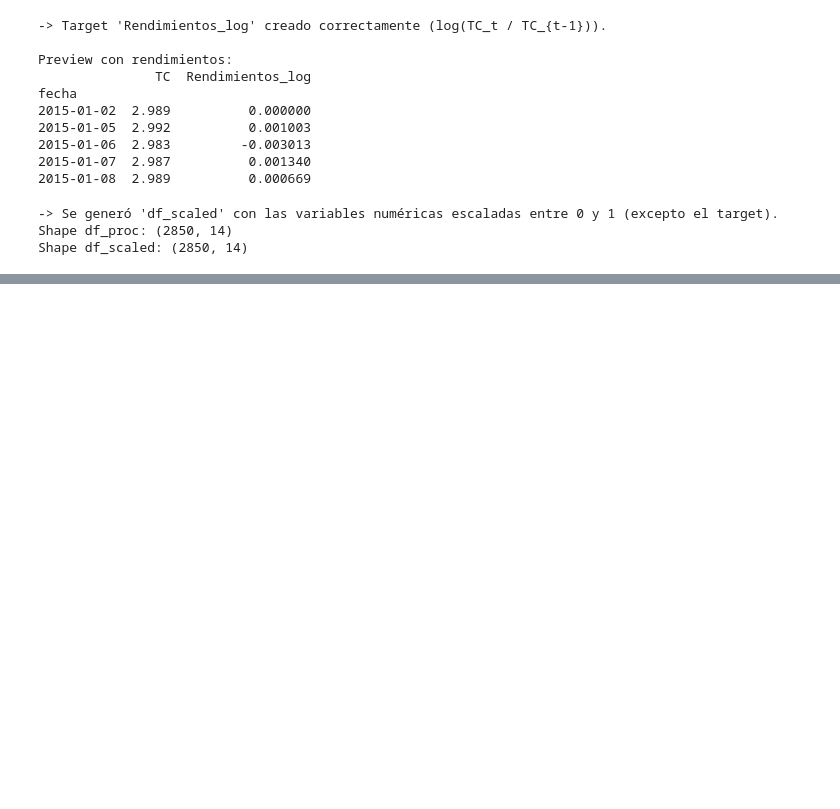
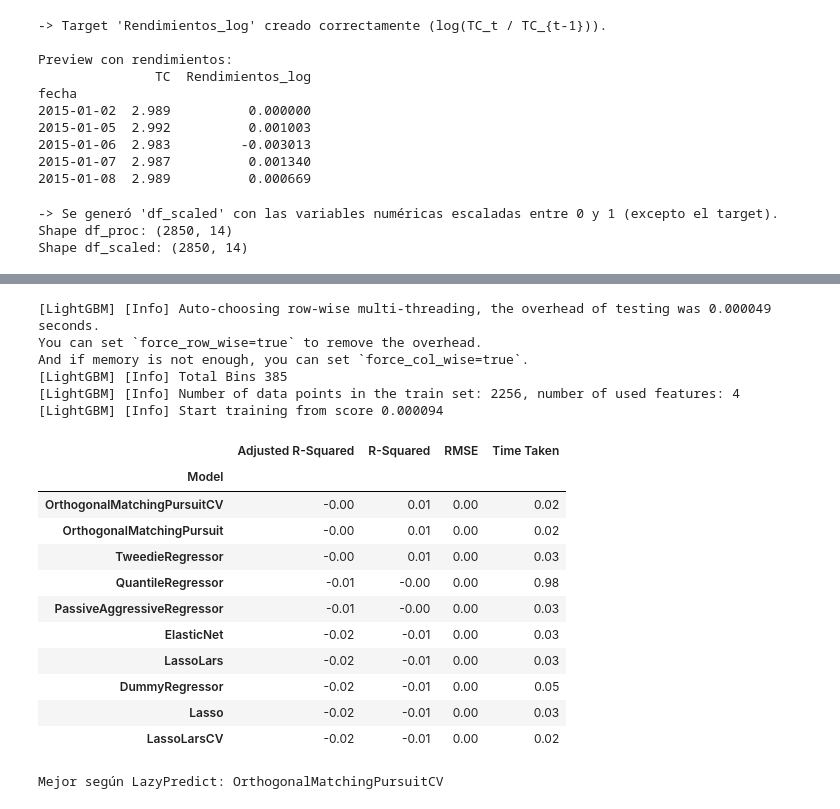
Before and after one commit to johnerick66/modelo-volatilidad, a Jupyter notebook: Modelo_Volatilidad_Grupo_4.ipynb, the cells around one changed output, grey strips where cells are left out. Cells and saved outputs as stored; diff of their text form; code cells hidden in the pictures; blank space fills up the shorter version.

```diff
--- a/Modelo_Volatilidad_Grupo_4.ipynb
+++ b/Modelo_Volatilidad_Grupo_4.ipynb
@@ -315,0 +505,17 @@ Shape df_scaled: (2850, 14)
+# %%
+# -------------------------------
+# CELDA C: Preparar X/y y split (sin shuffle para respetar temporalidad)
+# -------------------------------
+X = df_final[selected_feats]
+y = df_final[target]   # Rendimientos_log
+
+# Split temporal manual (mejor práctica para series financieras)
+train_size = int(len(X) * 0.8)
+
+X_train = X.iloc[:train_size]
+X_test  = X.iloc[train_size:]
+y_train = y.iloc[:train_size]
+y_test  = y.iloc[train_size:]
+
+
+print("Tamaños -> X_train:", X_train.shape, "X_test:", X_test.shape)
@@ -315,0 +524,6 @@ Shape df_scaled: (2850, 14)
+# %%
+from sklearn.preprocessing import MinMaxScaler
+
+scaler = MinMaxScaler()
+X_train[X_train.columns] = scaler.fit_transform(X_train)
+X_test[X_test.columns] = scaler.transform(X_test)
@@ -315,0 +541,33 @@ Shape df_scaled: (2850, 14)
+# %%
+# -------------------------------
+# CELDA D: LazyPredict para comparar modelos rápidamente
+# -------------------------------
+
+from lazypredict.Supervised import LazyRegressor
+
+reg = LazyRegressor(verbose=0, ignore_warnings=True, custom_metric=None)
+models, predictions = reg.fit(X_train, X_test, y_train, y_test)
+
+display(models.head(10))
+best_name = models.index[0]
+print("Mejor según LazyPredict:", best_name)
+# %% [output]
+[LightGBM] [Info] Auto-choosing row-wise multi-threading, the overhead of testing was 0.000049 seconds.
+You can set `force_row_wise=true` to remove the overhead.
+And if memory is not enough, you can set `force_col_wise=true`.
+[LightGBM] [Info] Total Bins 385
+[LightGBM] [Info] Number of data points in the train set: 2256, number of used features: 4
+[LightGBM] [Info] Start training from score 0.000094
+|  | Adjusted R-Squared | R-Squared | RMSE | Time Taken |
+| Model |  |  |  |  |
+| OrthogonalMatchingPursuitCV | -0.00 | 0.01 | 0.00 | 0.02 |
+| OrthogonalMatchingPursuit | -0.00 | 0.01 | 0.00 | 0.02 |
+| TweedieRegressor | -0.00 | 0.01 | 0.00 | 0.03 |
+| QuantileRegressor | -0.01 | -0.00 | 0.00 | 0.98 |
+| PassiveAggressiveRegressor | -0.01 | -0.00 | 0.00 | 0.03 |
+| ElasticNet | -0.02 | -0.01 | 0.00 | 0.03 |
+| LassoLars | -0.02 | -0.01 | 0.00 | 0.03 |
+| DummyRegressor | -0.02 | -0.01 | 0.00 | 0.05 |
+| Lasso | -0.02 | -0.01 | 0.00 | 0.03 |
+| LassoLarsCV | -0.02 | -0.01 | 0.00 | 0.02 |
+Mejor según LazyPredict: OrthogonalMatchingPursuitCV
```
Also changed, not shown: parts of 18 cells of this notebook.
